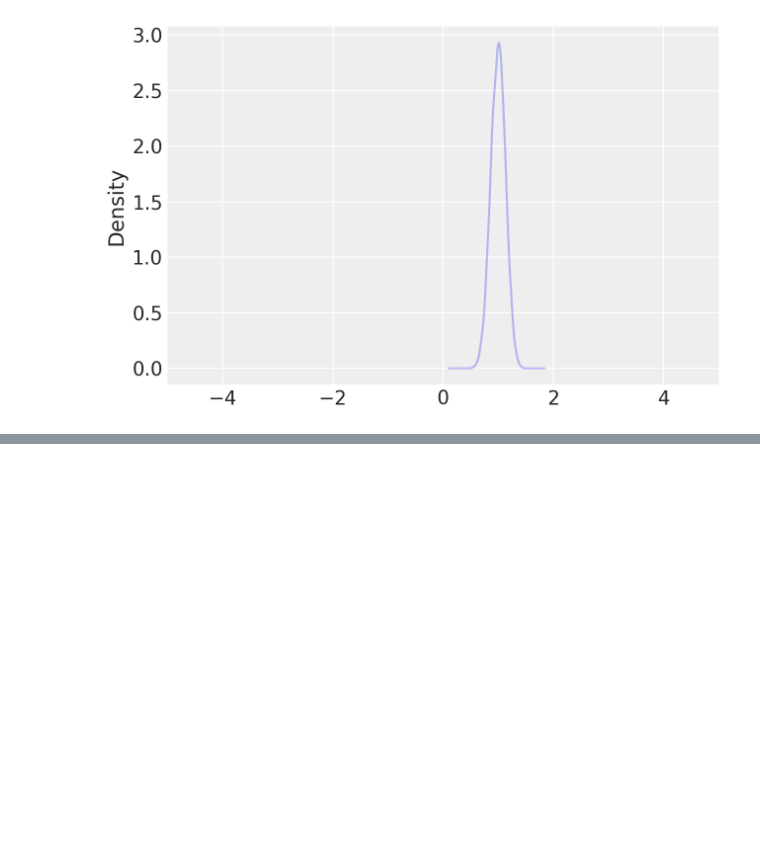
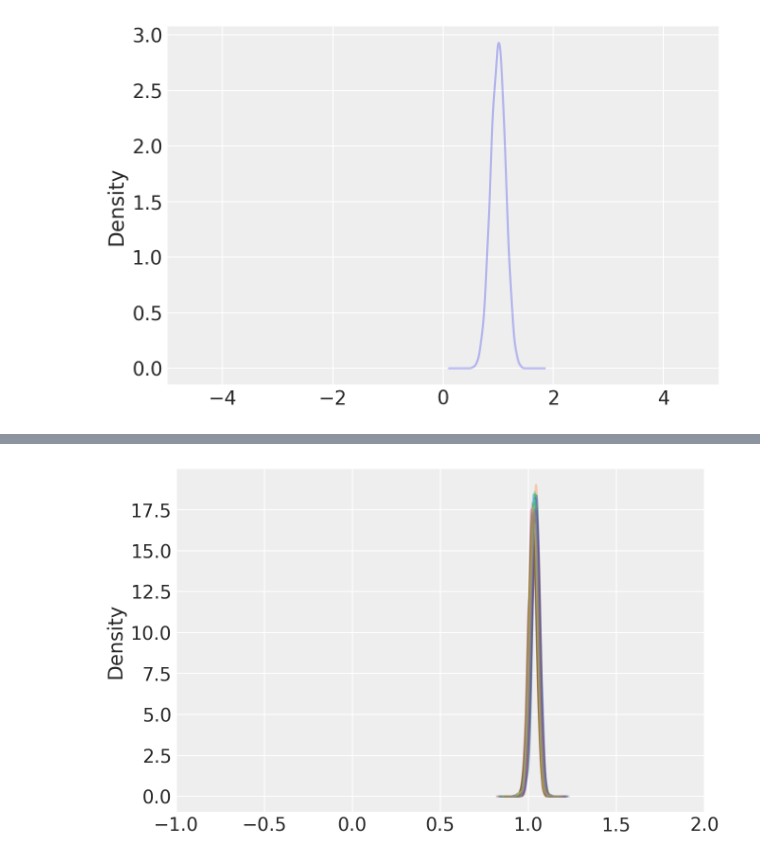
Before and after one commit to bennywee/house_prices_kaggle, a Jupyter notebook: models/dummy_variable_model.ipynb, the cells around one changed output, grey strips where cells are left out. Cells and saved outputs as stored; diff of their text form; code cells hidden in the pictures; blank space fills up the shorter version.

```diff
--- a/models/dummy_variable_model.ipynb
+++ b/models/dummy_variable_model.ipynb
@@ -92,0 +183,15 @@ az.plot_trace(fit_dv_model, var_names=["alpha", "beta", "sigma"], compact = True
+# %%
+dv_data = dict(N = len(train),
+           log_sales_price = train['log_sales_price_std'],
+           log_lot_area = train['log_lot_area_z'],
+           neighbourhood = train['neighbourhood'],
+           N_neighbourhood = len(train['Neighborhood'].unique()),
+           N_test = len(test),
+           log_lot_area_test = test['log_lot_area_z'],
+           neighbourhood_test = test['neighbourhood'],
+           alpha_sd = 0.5,
+           beta_sd = 0.5,
+           run_estimation = 1)
+
+fit_dv_model = ols.sampling(data=dv_data)
+dv_model_df = fit_dv_model.to_dataframe()
@@ -92,0 +201,7 @@ az.plot_trace(fit_dv_model, var_names=["alpha", "beta", "sigma"], compact = True
+# %%
+## Posterior predictive checks
+dv_model_df.filter(regex = 'y_test').T.iloc[:, :100].plot.kde(alpha=0.3,
+                                                        legend = False,
+                                                        xlim = (-1, 2));
+# %% [output]
+[figure, added]
```
Also changed, not shown: parts of 22 cells of this notebook, 2 other files.
